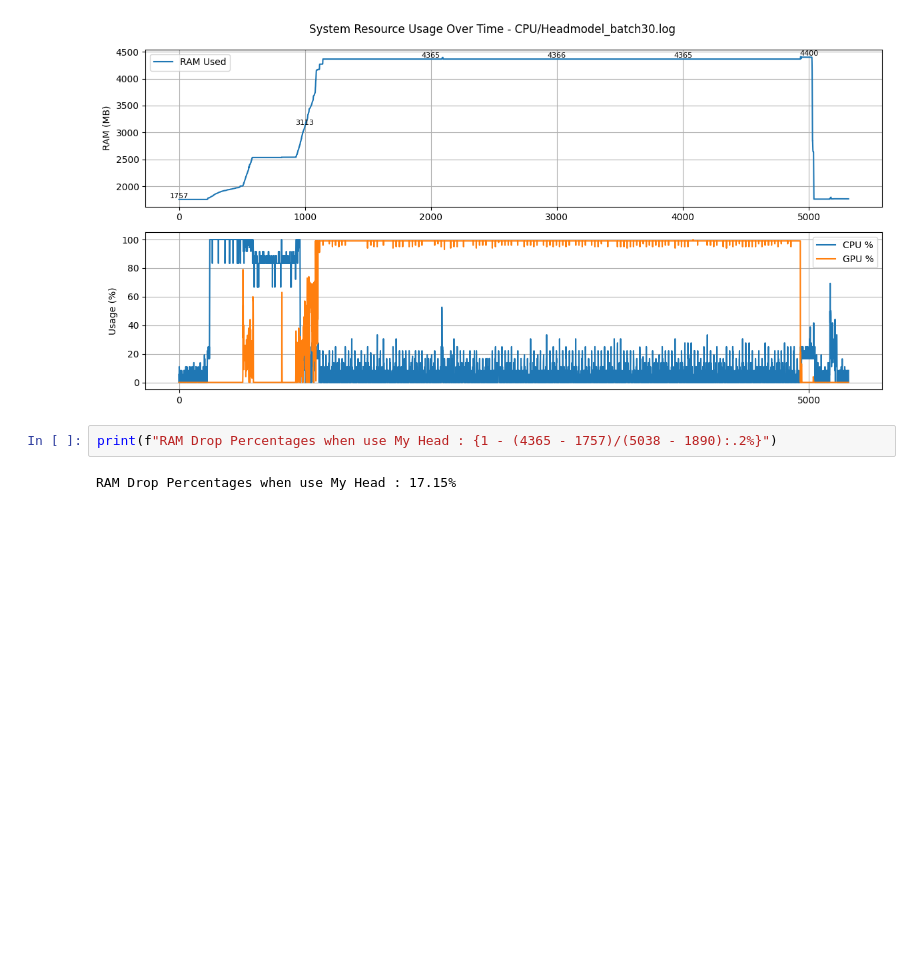
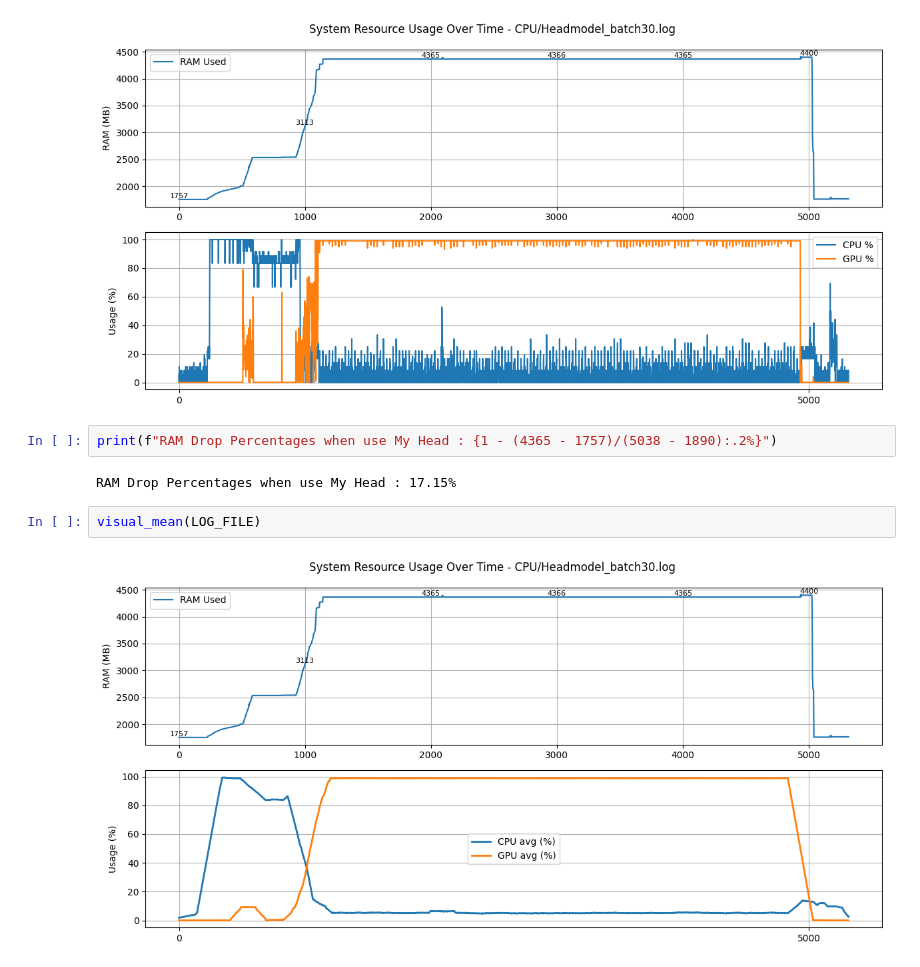
Before and after one commit to ntuanh/SplittingYOLO, a Jupyter notebook: SplitYOLO/res/visualization.ipynb, the cells around one changed output. Cells and saved outputs as stored; diff of their text form; blank space fills up the shorter version.

Commit message:
combine 2 files visual detail and mean

```diff
--- a/SplitYOLO/res/visualization.ipynb
+++ b/SplitYOLO/res/visualization.ipynb
@@ -121,3 +228,7 @@ visual(LOG_FILE)
 print(f"RAM Drop Percentages when use My Head : {1 - (4365 - 1757)/(5038 - 1890):.2%}")
 # %% [output]
 RAM Drop Percentages when use My Head : 17.15%
+# %%
+visual_mean(LOG_FILE)
+# %% [output]
+[figure, added]
```
Also changed, not shown: parts of 2 cells of this notebook, 1 other file.
